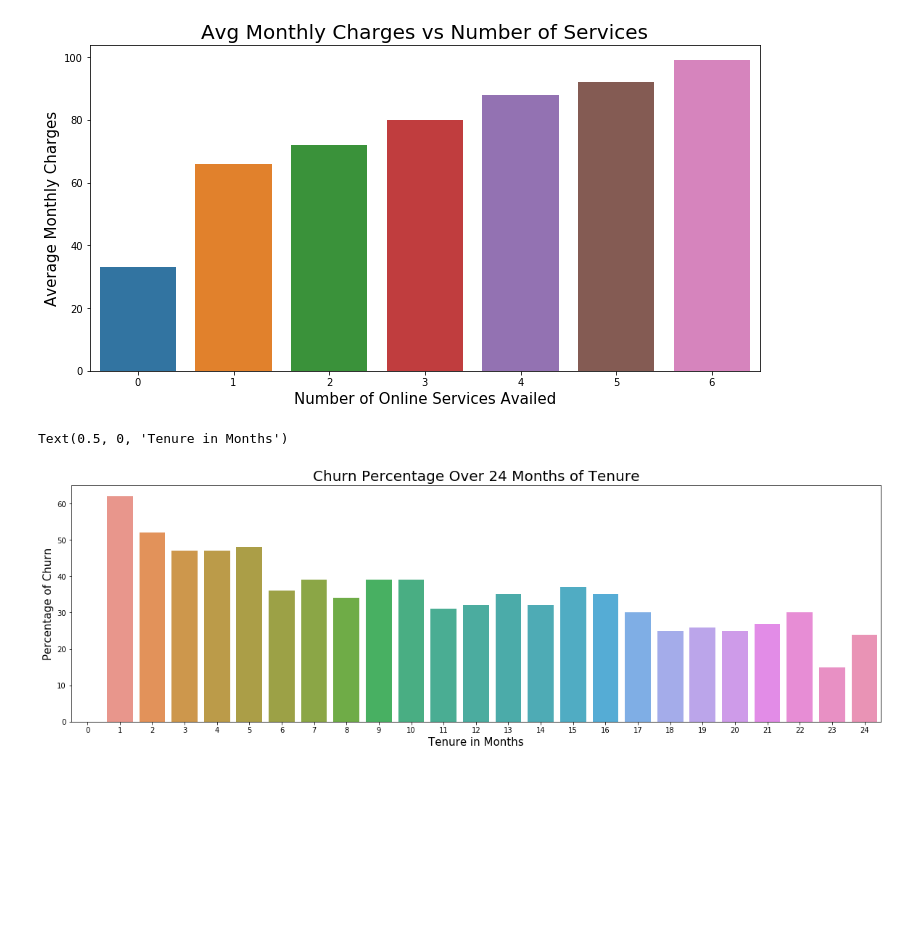
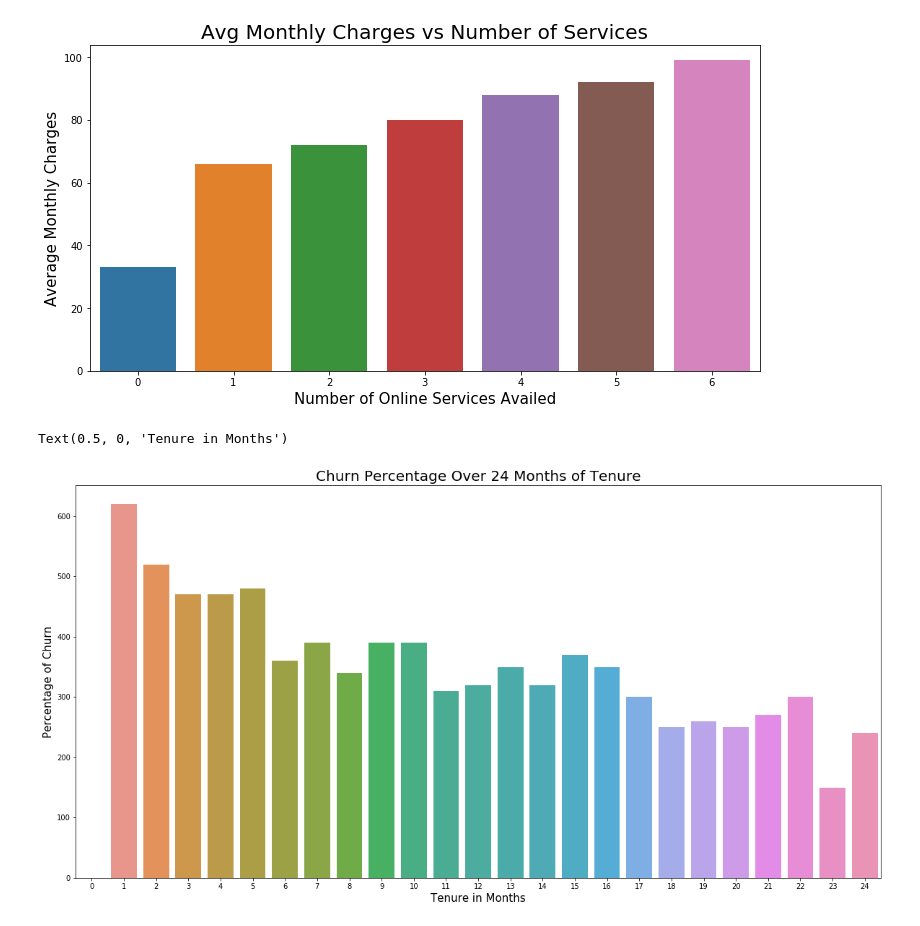
Before and after one commit to enriqueferrao/Telco_Customer_Churn, a Jupyter notebook: Telco_Customer_Churn.ipynb, the cells around one changed output. Drawn from its saved outputs; the diff is of its cells as text; code cells hidden in the pictures; blank space fills up the shorter version.

```diff
--- a/Telco_Customer_Churn.ipynb
+++ b/Telco_Customer_Churn.ipynb
@@ -239,17 +239,17 @@ Text(0.5, 1.0, 'Avg Monthly Charges vs Number of Services')
 # %%
 agg = file_data.replace('Yes', 1).replace('No', 0).groupby('tenure', as_index=False)[['Churn']].mean()
 agg = agg[agg.tenure < 25]
-agg['Churn'] = np.round(agg['Churn'], 2) * 100
+agg['Churn'] = np.round(agg['Churn'], 2) * 1000
 
-plt.figure(figsize=(20,6))
+plt.figure(figsize=(20,10))
 
 ax = sns.barplot(x='tenure', y='Churn', data = agg)
 ax.set_title('Churn Percentage Over 24 Months of Tenure', fontsize=20)
 ax.set_ylabel('Percentage of Churn', fontsize = 15)
 ax.set_xlabel('Tenure in Months', fontsize = 15)
 # %% [output]
 Text(0.5, 0, 'Tenure in Months')
-[figure, old version]
+[figure, new version]
 # %%
 # Most customers tend to churn in the first month of their tenure
 # As the months pass, the number of customers that churn decreases
```
